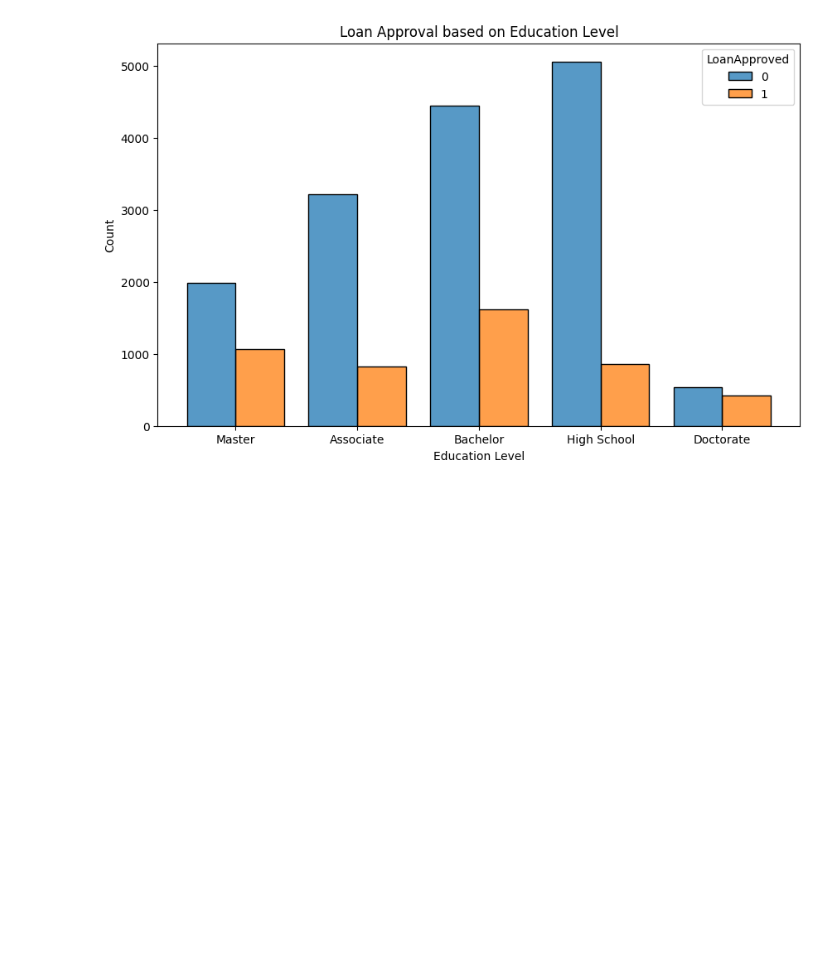
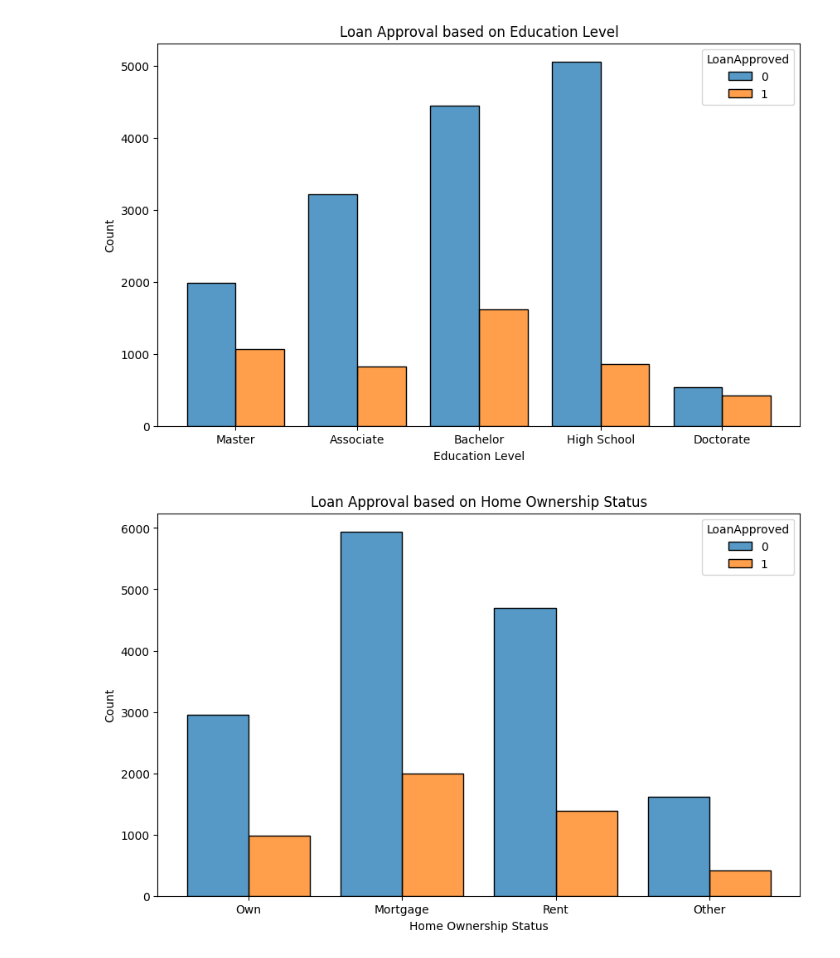
Before and after one commit to AbdulWahid026/ML_LoanApprovalPrediction-CreditRiskAnalysis, a Jupyter notebook: model.ipynb, the cells around one changed output. Cells and saved outputs as stored; diff of their text form; code cells hidden in the pictures; blank space fills up the shorter version.

Commit message:
Eda: Visulaizations based on Loan Approval

```diff
--- a/model.ipynb
+++ b/model.ipynb
@@ -136,3 +136,11 @@ plt.xlabel('Education Level')
 plt.show()
 # %% [output]
 [figure]
+# %%
+plt.figure(figsize=(10,6))
+sns.histplot(data=data_df,x='HomeOwnershipStatus',hue='LoanApproved',multiple='dodge',shrink=0.8)
+plt.title('Loan Approval based on Home Ownership Status')
+plt.xlabel('Home Ownership Status')
+plt.show()
+# %% [output]
+[figure, added]
```
Also changed, not shown: parts of 1 cell of this notebook.
